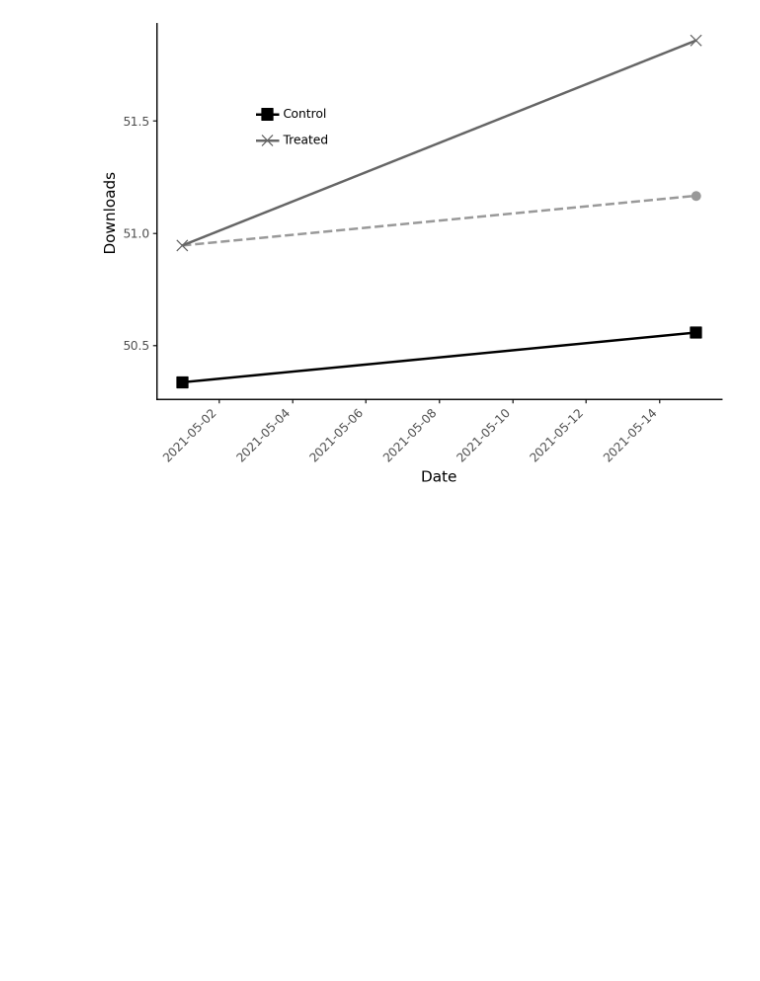
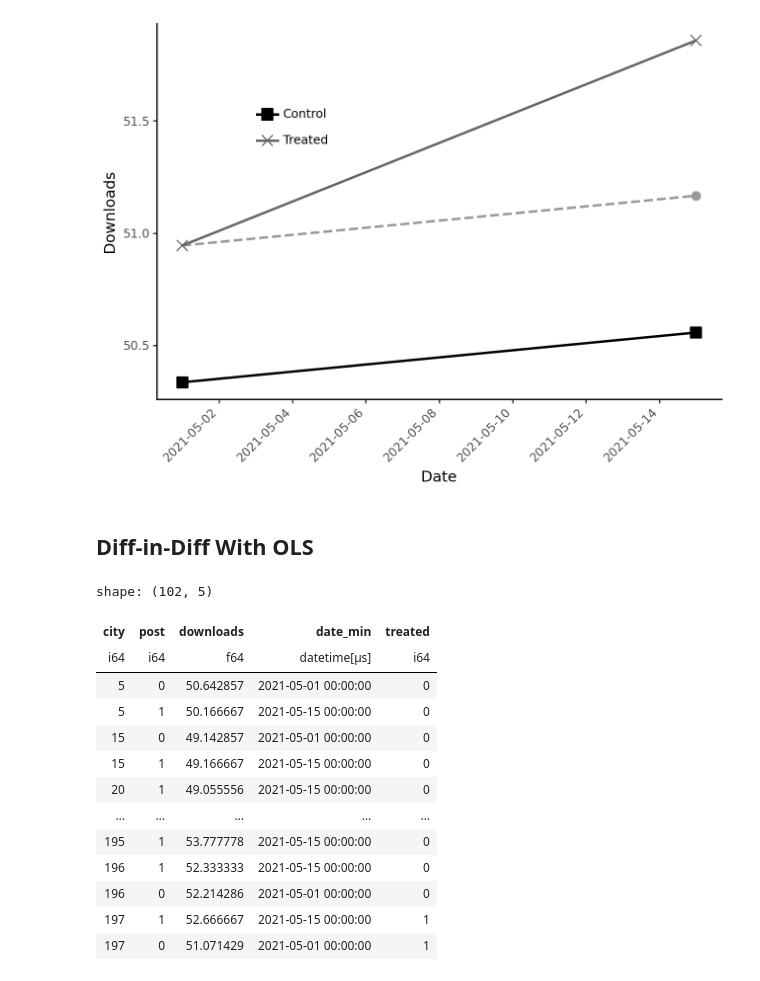
Before and after one commit to Sechi42/Causal_Inference-with-python, a Jupyter notebook: ch08/Difference-in-Differences.ipynb, the cells around one changed output. Saved outputs shown, nothing was run; the diff lists cells and outputs as text; code cells hidden in the pictures; blank space fills up the shorter version.

```diff
--- a/ch08/Difference-in-Differences.ipynb
+++ b/ch08/Difference-in-Differences.ipynb
@@ -260,3 +260,31 @@ main_data = did_data.with_columns(
 )
 # %% [output]
 [figure]
+# %% [markdown]
+## Diff-in-Diff With OLS
+# %%
+did_data = (
+    mkt_data
+    .group_by(["city", "post"])
+    .agg(
+        pl.col("downloads").mean().alias("downloads"),
+        pl.col("date").min().alias("date_min"),
+        pl.col("treated").max().alias("treated"),
+    )
+).sort("city", descending=False)
+did_data
+# %% [output]
+shape: (102, 5)
+| city | post | downloads | date_min | treated |
+| i64 | i64 | f64 | datetime[μs] | i64 |
+| 5 | 0 | 50.642857 | 2021-05-01 00:00:00 | 0 |
+| 5 | 1 | 50.166667 | 2021-05-15 00:00:00 | 0 |
+| 15 | 0 | 49.142857 | 2021-05-01 00:00:00 | 0 |
+| 15 | 1 | 49.166667 | 2021-05-15 00:00:00 | 0 |
+| 20 | 1 | 49.055556 | 2021-05-15 00:00:00 | 0 |
+| … | … | … | … | … |
+| 195 | 1 | 53.777778 | 2021-05-15 00:00:00 | 0 |
+| 196 | 1 | 52.333333 | 2021-05-15 00:00:00 | 0 |
+| 196 | 0 | 52.214286 | 2021-05-01 00:00:00 | 0 |
+| 197 | 1 | 52.666667 | 2021-05-15 00:00:00 | 1 |
+| 197 | 0 | 51.071429 | 2021-05-01 00:00:00 | 1 |
```
Also changed, not shown: parts of 14 cells of this notebook, 1 other file.
